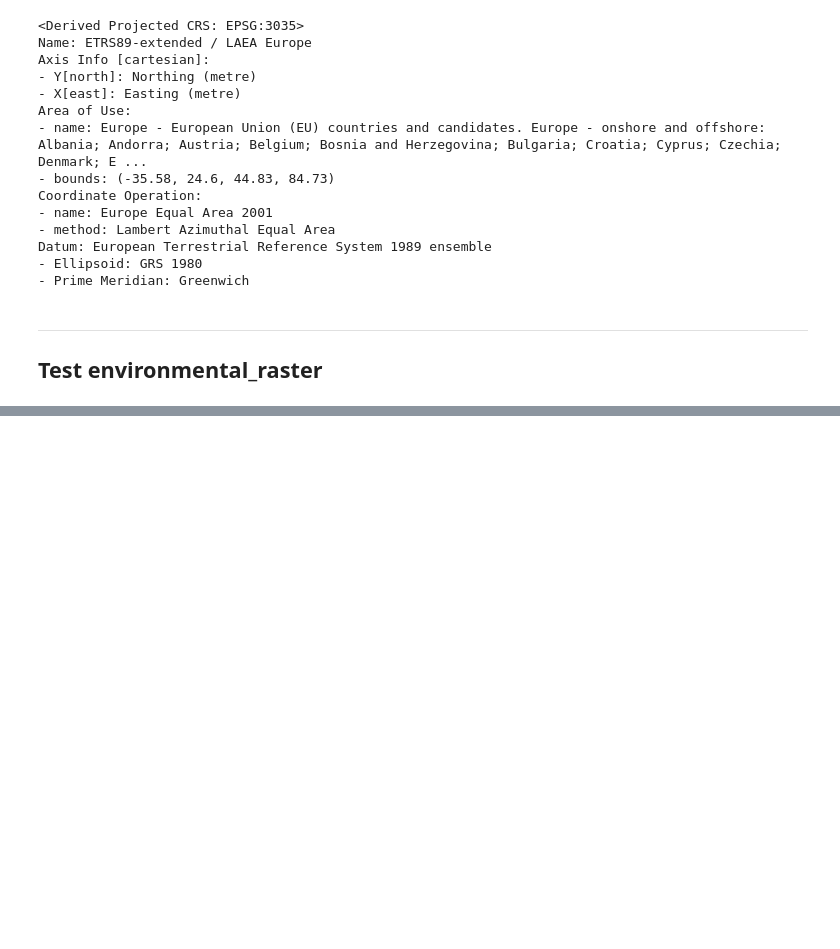
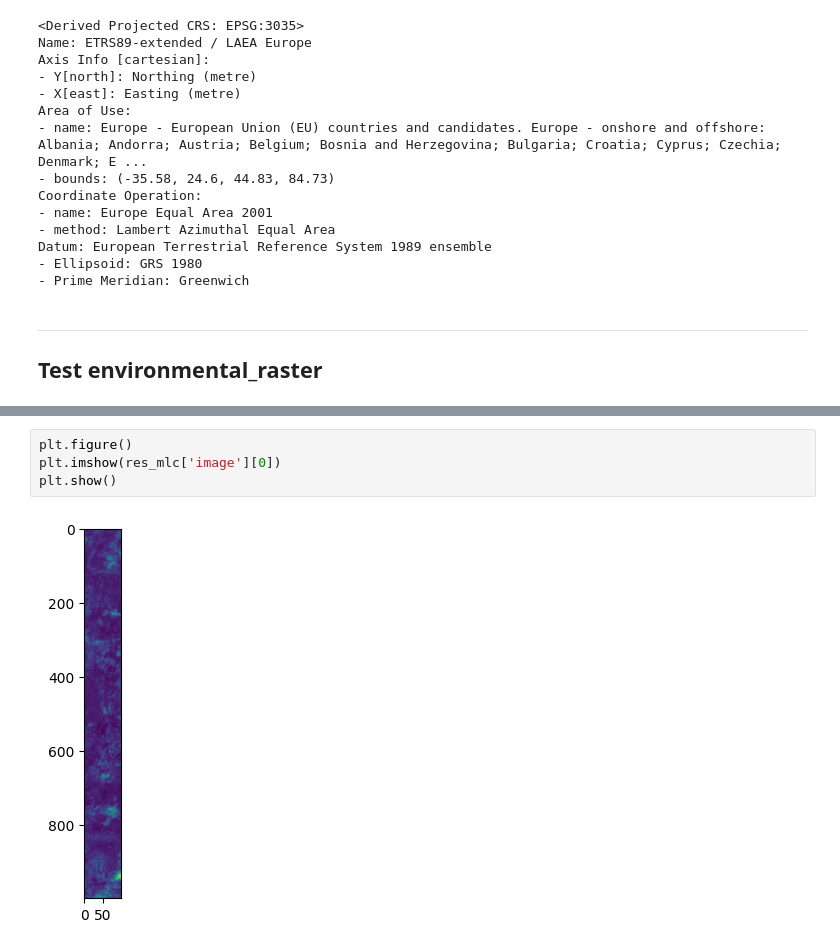
Before and after one commit to plantnet/malpolon, a Jupyter notebook: malpolon/data/torchgeo/sandbox.ipynb, the cells around one changed output, grey strips where cells are left out. Saved outputs shown, nothing was run; the diff lists cells and outputs as text; blank space fills up the shorter version.

```diff
--- a/malpolon/data/torchgeo/sandbox.ipynb
+++ b/malpolon/data/torchgeo/sandbox.ipynb
@@ -670,0 +761,6 @@ torch.Size([1, 1110, 1401])
+# %%
+plt.figure()
+plt.imshow(res_mlc['image'][0])
+plt.show()
+# %% [output]
+[figure, added]
```
Also changed, not shown: parts of 12 cells of this notebook, 4 other files.
